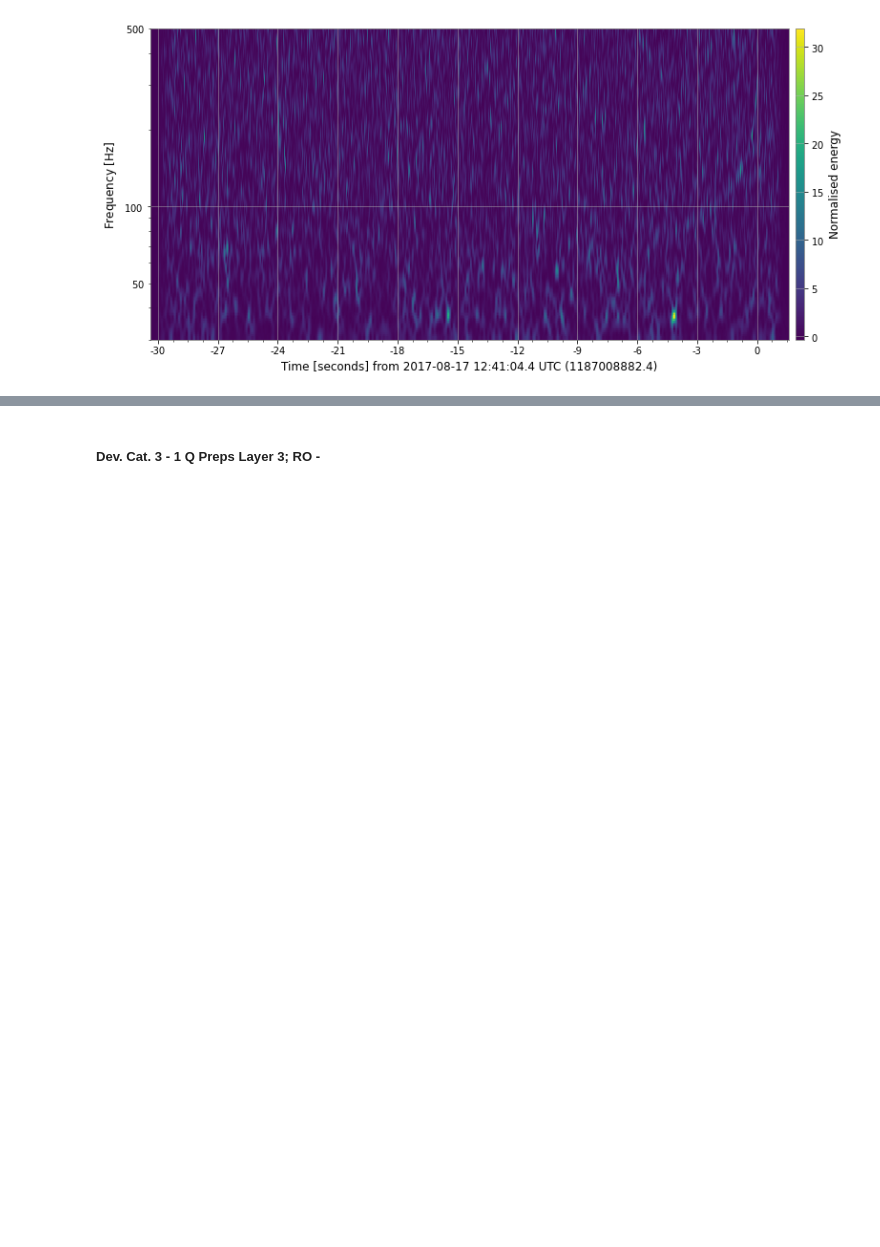
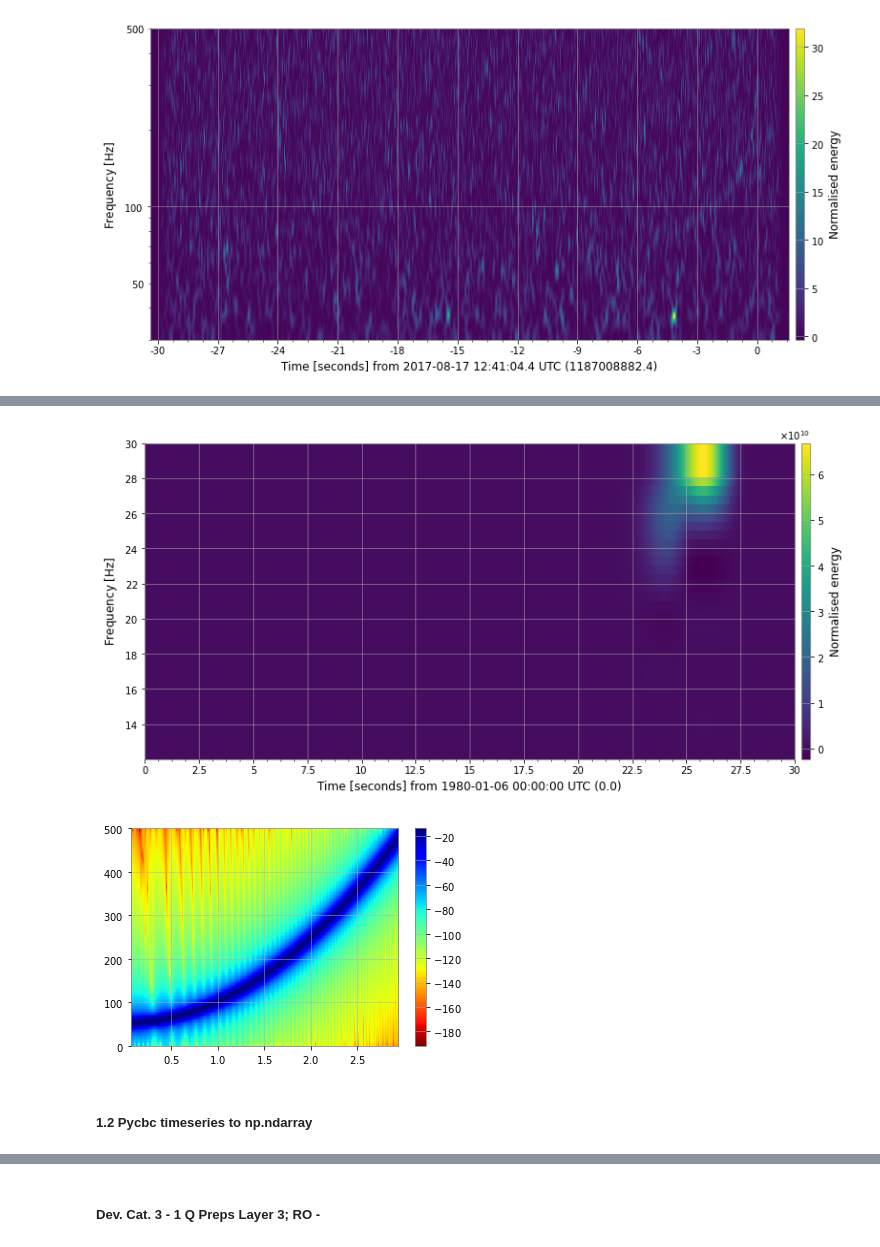
Before and after one commit to xli2522/GW-SignalGen, a Jupyter notebook: sqt.ipynb, the cells around one changed output, grey strips where cells are left out. Saved outputs shown, nothing was run; the diff lists cells and outputs as text; code cells hidden in the pictures; blank space fills up the shorter version.

```diff
--- a/sqt.ipynb
+++ b/sqt.ipynb
@@ -119,0 +153,16 @@ plot
+# %%
+new_series = series.q_transform(frange=(0, 30))
+#default qrange = (4, 64)
+
+plot = new_series.plot()
+plot.colorbar(label="Normalised energy")
+plt.show()
+
+plt.specgram(x, NFFT=128, Fs=1/dt, noverlap=120, cmap='jet_r')
+plt.colorbar()
+plt.show()
+# %% [output]
+[figure, added]
+[figure, added]
+# %% [markdown]
+##### 1.2 Pycbc timeseries to np.ndarray
```
Also changed, not shown: parts of 14 cells of this notebook.
